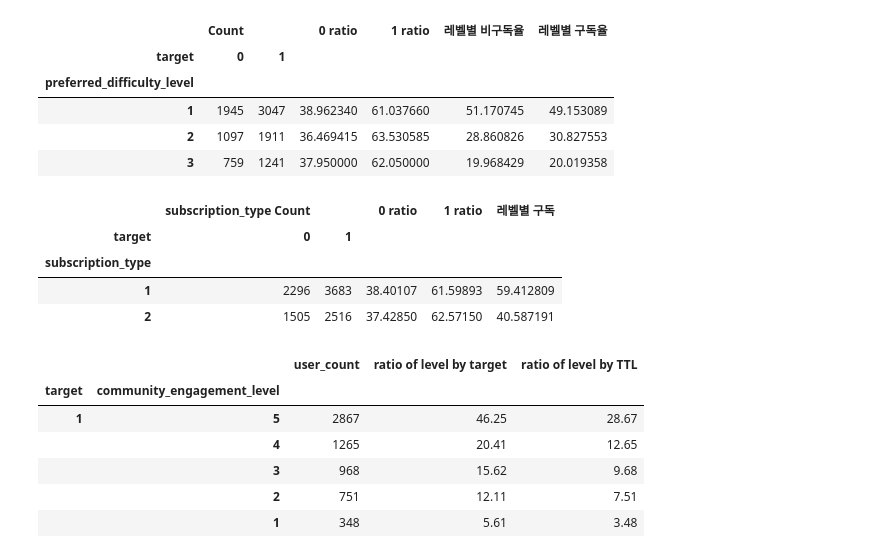
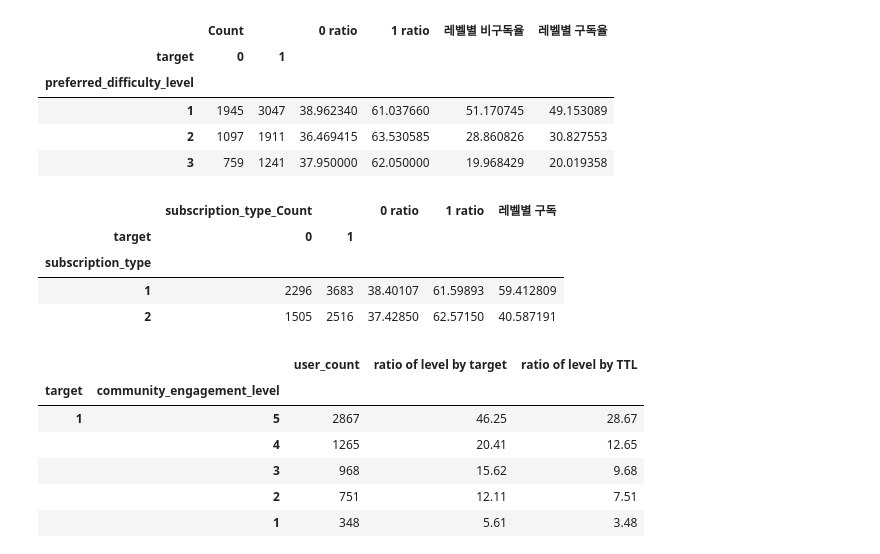
Before and after one commit to sooohyeonkim/learning_user_predict, a Jupyter notebook: learning_user_predict.ipynb, the cells around one changed output. Saved outputs shown, nothing was run; the diff lists cells and outputs as text; code cells hidden in the pictures.

```diff
--- a/learning_user_predict.ipynb
+++ b/learning_user_predict.ipynb
@@ -218,13 +220,13 @@ pre_df_2
 # %%
 #pre_df_3=구독형태_3번째
 pre_df_3=raw_df.groupby(['subscription_type','target']).count().drop(['subscription_duration','recent_login_time','average_login_time','average_time_per_learning_session','monthly_active_learning_days','total_completed_courses','recent_learning_achievement','abandoned_learning_sessions','abandoned_learning_sessions','community_engagement_level','preferred_difficulty_level','customer_inquiry_history','payment_pattern'], axis=1)
-pre_df_3=pre_df_3.rename(columns={'user_id' : 'subscription_type Count'}).unstack()
-pre_df_3['0 ratio']=pre_df_3['subscription_type Count'][0]/(pre_df_3['subscription_type Count'][0]+pre_df_3['subscription_type Count'][1])*100
-pre_df_3['1 ratio']=pre_df_3['subscription_type Count'][1]/(pre_df_3['subscription_type Count'][0]+pre_df_3['subscription_type Count'][1])*100
-pre_df_3['레벨별 구독']=pre_df_3['subscription_type Count'][1]/pre_df_3['subscription_type Count'][1].sum()*100
+pre_df_3=pre_df_3.rename(columns={'user_id' : 'subscription_type_Count'}).unstack()
+pre_df_3['0 ratio']=pre_df_3['subscription_type_Count'][0]/(pre_df_3['subscription_type_Count'][0]+pre_df_3['subscription_type_Count'][1])*100
+pre_df_3['1 ratio']=pre_df_3['subscription_type_Count'][1]/(pre_df_3['subscription_type_Count'][0]+pre_df_3['subscription_type_Count'][1])*100
+pre_df_3['레벨별 구독']=pre_df_3['subscription_type_Count'][1]/pre_df_3['subscription_type_Count'][1].sum()*100
 pre_df_3
 # %% [output]
-|  | subscription_type Count |  | 0 ratio | 1 ratio | 레벨별 구독 |
+|  | subscription_type_Count |  | 0 ratio | 1 ratio | 레벨별 구독 |
 | target | 0 | 1 |  |  |  |
 | subscription_type |  |  |  |  |  |
 | 1 | 2296 | 3683 | 38.40107 | 61.59893 | 59.412809 |
```
Also changed, not shown: parts of 25 cells of this notebook.
